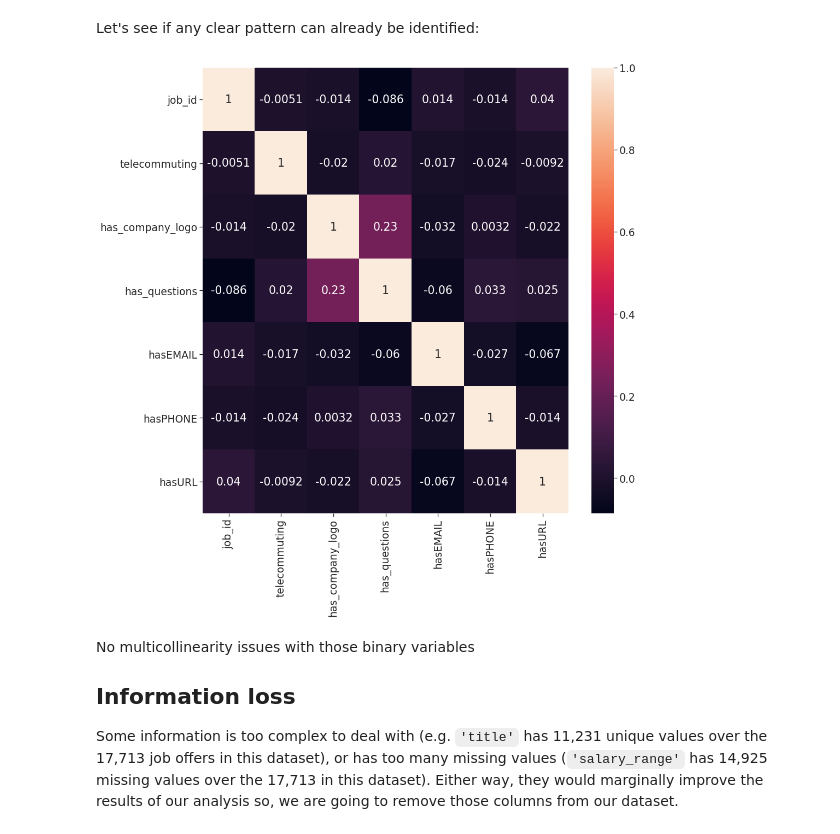
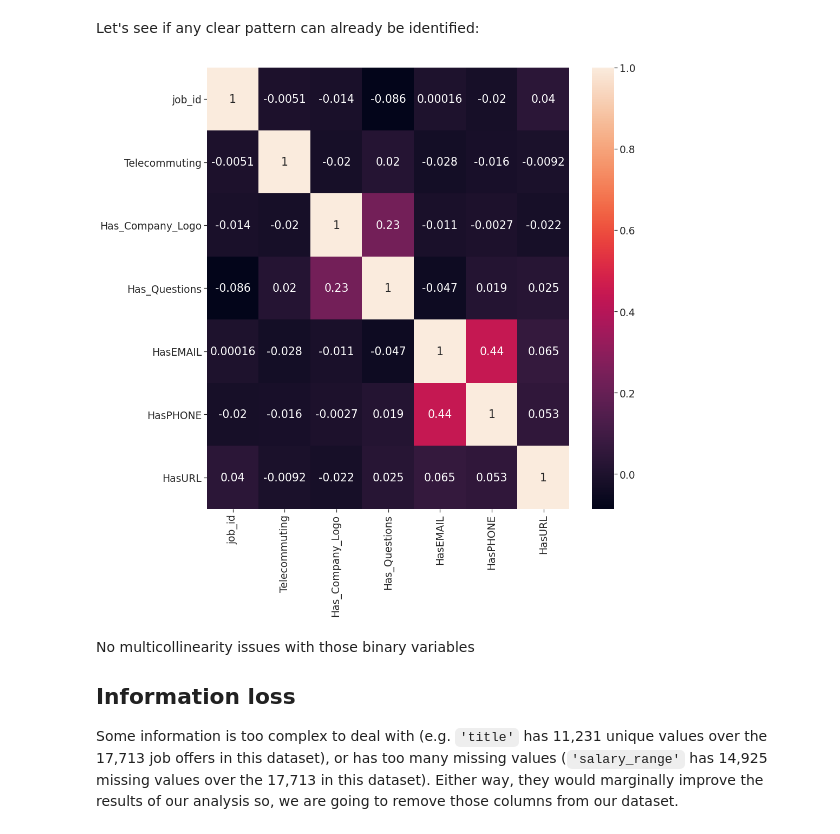
Before and after one commit to aghilissen/FakeJobDetection, a Jupyter notebook: index.ipynb, the cells around one changed output. Cells and saved outputs as stored; diff of their text form; code cells hidden in the pictures.

```diff
--- a/index.ipynb
+++ b/index.ipynb
@@ -40,10 +40,11 @@ Following our [Exploratory Data Analysis](./EDA.ipynb), let's dive in further in
 # Setup
 # %%
 df = pd.read_csv("./data/fake_job_postings.csv",index_col='job_id')
+df.columns = df.columns.str.title()
 # %% [markdown]
 Because we've identified the False Negative to be the errors with the highest cost and because we prefer to use a ROC_AUC score (as well as the ROC curve which has the benefit to help us fine-tune the chosen final model), we've decided to swap the values in the 'fraudulent' column. This modification means the model will now predict if a job post is legitimate and it will allow us to use the ROC curve to minimise the False Positives (when an offer is flagged as legit by the model but actually is fraudulent):
 # %%
-df['fraudulent'].replace([0,1], [1,0], inplace=True)
+df['Fraudulent'].replace([0,1], [1,0], inplace=True)
 # %% [markdown]
 ## Addressing the missing information
 As identified in the EDA, there is quite a lot of missing data in this dataset. We have decided to address the missing information in the different columns by replacing the lack of information by `NA`. Instead of using the `Other` or `Unspecified` values available in several columns, this will allow us to spot when no effort was made to provide the information:
@@ -72,15 +73,17 @@ for column in df.columns:
  Some job offers have contact details or an external URL. Could this be linked to fraudulent activity? Could this improve our model's performance?
 # %%
 # turn into a function: use dict (columnName:textToSearch, list(dictinput.keys())[0]:list(dictinput.values())[0])
-df = df.assign(hasEMAIL=0, hasPHONE=0, hasURL=0)
+df = df.assign(HasEMAIL=0, HasPHONE=0, HasURL=0)
 for column in df.columns[4:8]:
     for i in range(1,len(df[column])):
         if df[column][i].find('#URL_')!=-1:
-            df['hasURL'][i] = 1
-        elif df[column][i].find('#PHONE_')!=-1:
-            df['hasPHONE'][i] = 1
-        elif df[column][i].find('#EMAIL_')!=-1:
-            df['hasEMAIL'][i] = 1
+            df['HasURL'][i] = 1
+    for i in range(1,len(df[column])):
+        if df[column][i].find('#PHONE_')!=-1:
+            df['HasPHONE'][i] = 1
+    for i in range(1,len(df[column])):
+        if df[column][i].find('#EMAIL_')!=-1:
+            df['HasEMAIL'][i] = 1
 # %% [output]
 A value is trying to be set on a copy of a slice from a DataFrame
 
@@ -103,8 +106,8 @@ for column in df.columns[4:8]:
         index_non_latin.append(df[df[column].str.find('α')!=-1].index)
         index_non_latin.append(df[df[column].str.find('и')!=-1].index)
         index_non_latin.append(df[df[column].str.find('แ')!=-1].index)
-        index_non_latin.append(df[df['location'].str.find('HK')!=-1].index)
-        index_non_latin.append(df[df['location'].str.find('KR')!=-1].index)
+        index_non_latin.append(df[df['Location'].str.find('HK')!=-1].index)
+        index_non_latin.append(df[df['Location'].str.find('KR')!=-1].index)
 # %%
 for i in range(1,len(index_non_latin)):
     index_non_latin[0] = index_non_latin[0].append(index_non_latin[i])
@@ -140,9 +143,9 @@ for column in df.columns[5:9]:
 # %% [markdown]
 Let's see if any clear pattern can already be identified:
 # %%
-sns.heatmap(df.drop(columns=['fraudulent']).corr(), annot=True);
+sns.heatmap(df.drop(columns=['Fraudulent']).corr(), annot=True);
 # %% [output]
-[figure, old version]
+[figure, new version]
 # %% [markdown]
 No multicollinearity issues with those binary variables
 
```
Also changed, not shown: parts of 51 cells of this notebook.
